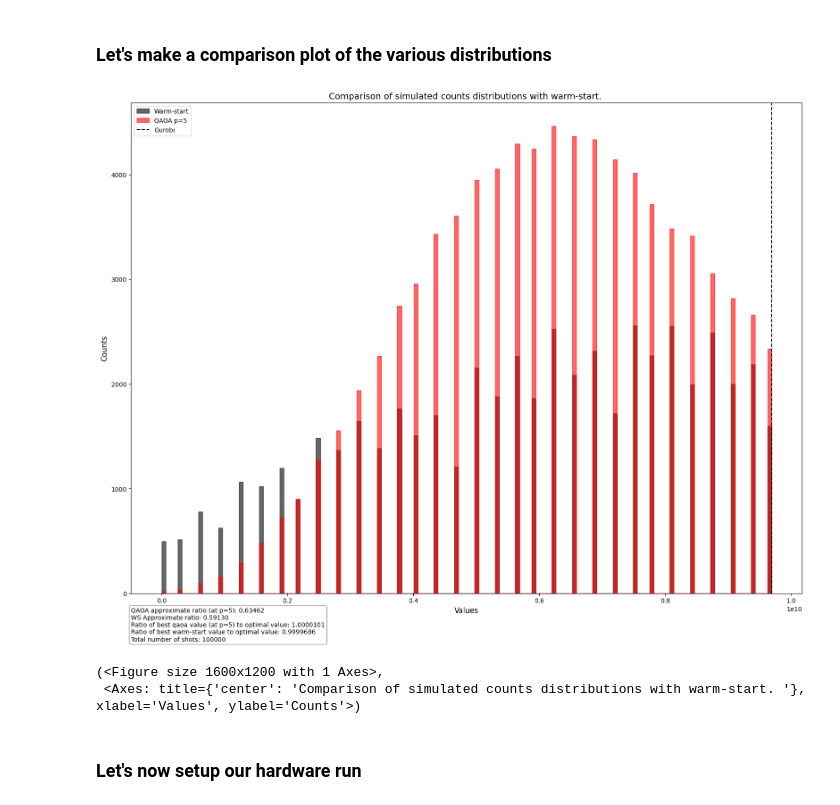
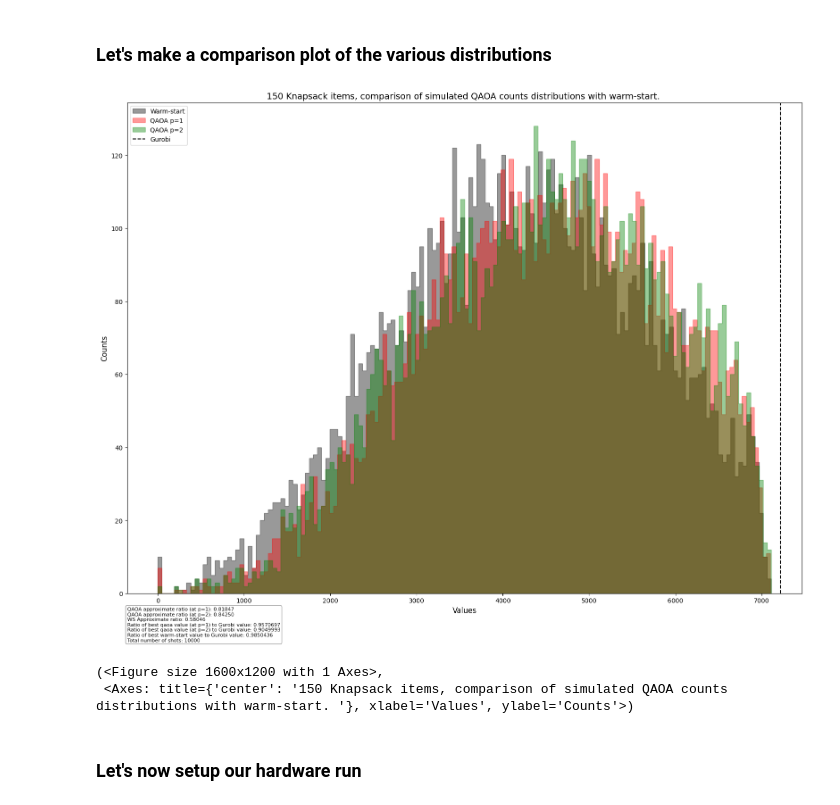
Before and after one commit to jhoule42/xQAOA_unit_commitment, a Jupyter notebook: demo.ipynb, the cells around one changed output. Saved outputs shown, nothing was run; the diff lists cells and outputs as text; code cells hidden in the pictures.

```diff
--- a/demo.ipynb
+++ b/demo.ipynb
@@ -35,7 +35,7 @@ def load_knapsacks(file):
 instances = load_knapsacks("knapsacks.h5")
 k_values = [0, 5, 10, 50, 100, 500, 1000, 10000]
 colours = ['blue', 'green', 'orange', 'red', 'k', 'purple', 'lightblue', 'pink']
-instance_index = 0
+instance_index = 5
 instance=instances[instance_index]
 # %%
 weights = np.array(instance["weights"])
@@ -724,7 +713,7 @@ from scripts.utils.kp_utils import compute_approximate_ratio, probabilty_success
 
 dict_bit_values_at_different_p  = {}
 pubs = []
-shots = 100000
+shots = 10000
 
 for circ in circuits_at_different_p:
     circ.measure_active()
@@ -733,6 +722,10 @@ for circ in circuits_at_different_p:
 
 job = sampler_mps.run(pubs, shots=shots)
 # %%
+approx_ratios={}
+valid_shots={}
+best_values={}
+
 for i in range(len(p_values)):
     counts_bin_qc = job.result()[i].data.meas.get_counts()
 
@@ -747,6 +740,7 @@ for i in range(len(p_values)):
     sorted_dict_valid_qaoa= dict(sorted(valid_dict_bit_values_qaoa.items(), key=lambda item: item[0], reverse=True))
     dict_bit_values_at_different_p[f"p = {i}"] = sorted_dict_valid_qaoa
     best_value = max(sorted_dict_valid_qaoa.keys())
+    best_values[f"p={i+1}"] = best_value
     best_count = sorted_dict_valid_qaoa[best_value]
     print(f"Best value: {best_value}")
 
@@ -759,9 +753,13 @@ for i in range(len(p_values)):
         json.dump(counts_bin_qc_rev, f, indent=4)
 
 
+
     valid_shots_qaoa = sum(sorted_dict_valid_qaoa.values())
     approx_ratio_qaoa, _ = compute_approximate_ratio(dict(islice(sorted_dict_valid_qaoa.items(),valid_shots_qaoa)), optimal_value)
 
+    approx_ratios[f"p={i+1}"] = approx_ratio_qaoa
+    valid_shots[f"p={i+1}"] = valid_shots_qaoa
+
     print(f'Approximate ratio at p = {p_values[i]}: {approx_ratio_qaoa}', '\n'
     f'Number of valid shots at p = {p_values[i]}: {valid_shots_qaoa}')
 # %% [output]
@@ -947,49 +938,46 @@ def plot_multiple_distributions(data_dict, min_cost=None,
 
     return fig, ax
 # %%
+sim_shots = 10000
 data_dict = {
    # f"Random: Apr={norm_approx_ratio_rand:.2f}": dict_bit_values_random,
    f"Warm-start": valid_dict_bit_values_ws,
-#    f"QAOA p={1}": dict_bit_values_at_different_p["p = 0"],
-#    f"QAOA p={2}": dict_bit_values_at_different_p["p = 1"],
-#    f"QAOA p={3}": dict_bit_values_at_different_p["p = 2"],
-#    f"QAOA p={4}": dict_bit_values_at_different_p["p = 3"],
-   f"QAOA p={5}": dict_bit_values_at_different_p["p = 4"]
+   f"QAOA p={1}": dict_bit_values_at_different_p["p = 0"],
+   f"QAOA p={2}": dict_bit_values_at_different_p["p = 1"],
 }
 # Custom colors
 colors = {
  #  f"Random: Apr={norm_approx_ratio_rand:.2f}": "yellow",
    f"Warm-start": 'black',
-#    f"QAOA p={1}": 'orange',
-#    f"QAOA p={2}": 'green',
-#    f"QAOA p={3}": "blue",
-#    f"QAOA p={4}": "brown",
-   f"QAOA p={5}": "red"
+   f"QAOA p={1}": 'red',
+   f"QAOA p={2}": 'green',
 }
 # Annotations
 annotations = {
-    f"QAOA approximate ratio (at p={layers})": f"{approx_ratio_qaoa:.5f}",
+    f"QAOA approximate ratio (at p={1})": f"{approx_ratios['p=1']:.5f}",
+    f"QAOA approximate ratio (at p={2})": f"{approx_ratios['p=2']:.5f}",
     f"WS Approximate ratio" : f"{approx_ratio_ws:.5f}",
-    f"Ratio of best qaoa value (at p={layers}) to optimal value" : f"{(best_value/optimal_value):.7f}",
-    f"Ratio of best warm-start value to optimal value" : f"{(best_value_ws/optimal_value):.7f}",
-    f"Total number of shots" : f"{shots:.0f}",
+    f"Ratio of best qaoa value (at p={1}) to Gurobi value" : f"{(best_values['p=1']/optimal_value):.7f}",
+    f"Ratio of best qaoa value (at p={2}) to Gurobi value" : f"{(best_values['p=2']/optimal_value):.7f}",
+    f"Ratio of best warm-start value to Gurobi value" : f"{(best_value_ws/optimal_value):.7f}",
+    f"Total number of shots" : f"{sim_shots:.0f}",
     }
 plot_multiple_distributions(
     data_dict=data_dict,
     min_cost=optimal_value,
     colors=colors,
     nb_bins=150,
     log=False,
     annotations=annotations,
     figsize=(16,12),
     hist_type='stepfilled',
-    title=f"Comparison of simulated QAOA counts distributions with warm-start. ",
+    title=f"150 Knapsack items, comparison of simulated QAOA counts distributions with warm-start. ",
     hardware=False
 )
 # %% [output]
-[figure, old version]
+[figure, new version]
 (<Figure size 1600x1200 with 1 Axes>,
- <Axes: title={'center': 'Comparison of simulated counts distributions with warm-start. '}, xlabel='Values', ylabel='Counts'>)
+ <Axes: title={'center': '150 Knapsack items, comparison of simulated QAOA counts distributions with warm-start. '}, xlabel='Values', ylabel='Counts'>)
 # %% [markdown]
 ### Let's now setup our hardware run
 # %%
```
Also changed, not shown: parts of 36 cells of this notebook, 6 other files.
